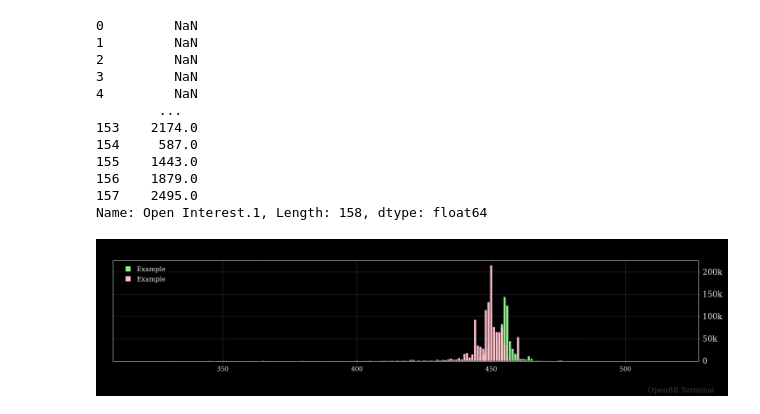
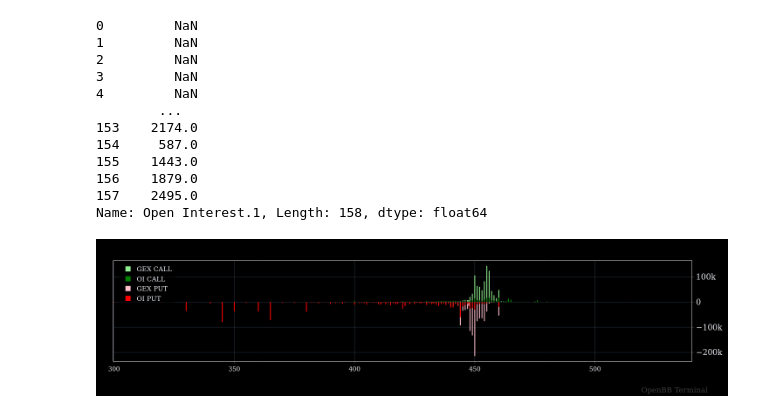
Before and after one commit to dawidsyty1/reports, a Jupyter notebook: notebooks/exante.ipynb, the cells around one changed output. Cells and saved outputs as stored; diff of their text form; code cells hidden in the pictures.

```diff
--- a/notebooks/exante.ipynb
+++ b/notebooks/exante.ipynb
@@ -32,22 +32,37 @@ for index, row in dataframe.iterrows():
 # %%
 option_absolute_plot = OpenBBFigure()
 
 option_absolute_plot.add_bar(
     x=dataframe['Strike'],
     y=dataframe['GEX CALL'],
-    name='Example',
+    name='GEX CALL',
     marker_color="lightgreen",
-    width=0.8
+    width=0.4
 )
 
 option_absolute_plot.add_bar(
     x=dataframe['Strike'],
+    y=dataframe['OI CALL'],
+    name='OI CALL',
+    marker_color="green",
+    width=0.4
+)
+option_absolute_plot.add_bar(
+    x=dataframe['Strike'],
     y=dataframe['GEX PUT'],
-    name='Example',
+    name='GEX PUT',
     marker_color="pink",
-    width=0.8
+    width=0.4
 )
-option_absolute_plot.update_layout()
+option_absolute_plot.add_bar(
+    x=dataframe['Strike'],
+    y=-dataframe['OI PUT'],
+    name='OI PUT',
+    marker_color="red",
+    width=0.4
+)
+
+# option_absolute_plot.update_layout()
 option_absolute_plot.show(external=False)
 # %% [output]
-[figure, old version]
+[figure, new version]
```
